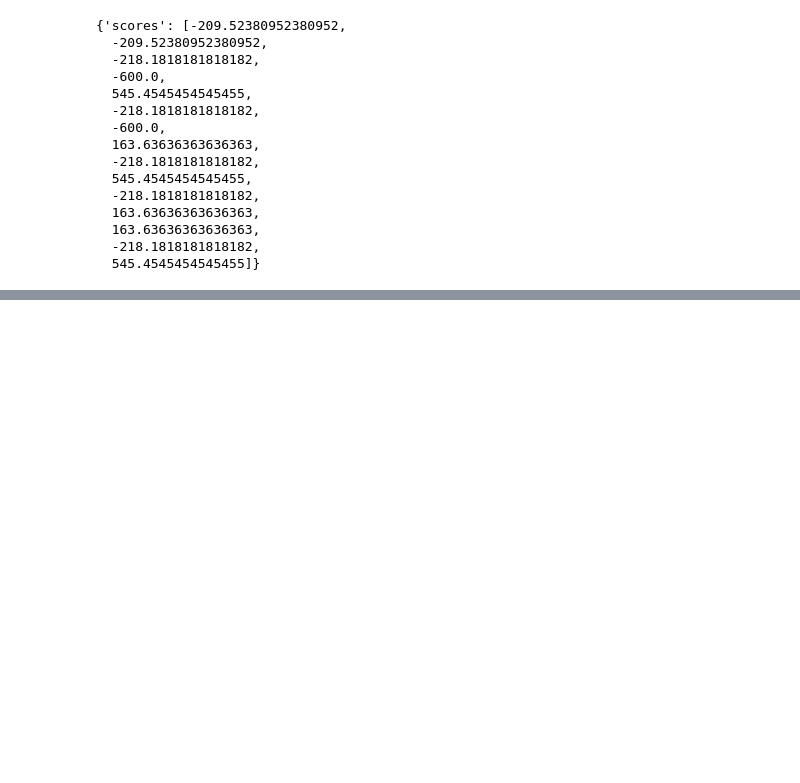
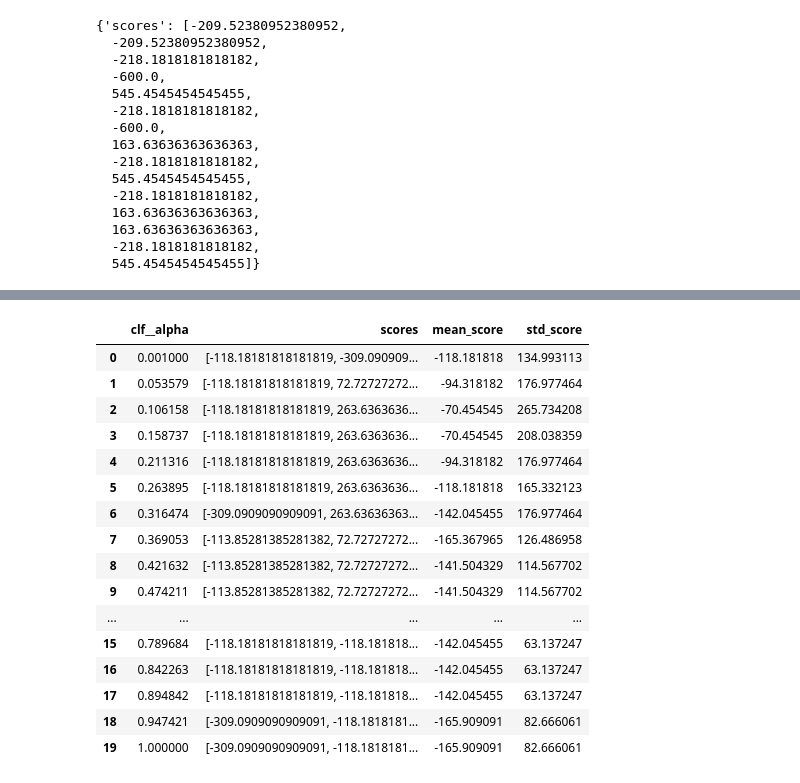
Before and after one commit to michaelparker7/FIN-377-Final-Project, a Jupyter notebook: Scrap.ipynb, the cells around one changed output, grey strips where cells are left out. Drawn from its saved outputs; the diff is of its cells as text; code cells hidden in the pictures; blank space fills up the shorter version.

```diff
--- a/Scrap.ipynb
+++ b/Scrap.ipynb
@@ -341,7 +341,7 @@ pipe = Pipeline(
     [
         ('preproc',preproc_pipe),
         ('feature_select','passthrough'),
-        ('clf',Lasso())
+        ('clf',Lasso(alpha=1))
     ])
 pipe
 # %% [output]
@@ -365,3 +364,0 @@ Pipeline(steps=[('preproc',
-# %%
-y_pred = pipe.fit(X_train,y_train).predict(X_test)
-r2_score(y_pred,y_test)
@@ -523,0 +415,51 @@ sklearn.metrics.get_scorer_names()
+# %%
+import numpy as np
+import pandas as pd
+from sklearn.model_selection import ParameterGrid
+from sklearn.base import clone
+from sklearn.ensemble import RandomForestClassifier  # Example classifier
+
+def grid_search_custom_cv(model, param_grid, X_train, y_train, line, celtics_payout, opp_payout, cv, bet_size):
+    results = []
+
+    for params in ParameterGrid(param_grid):
+        model_clone = clone(model)
+        model_clone.set_params(**params)
+
+        cv_results = perform_cross_validation(model_clone, X_train, y_train, line, celtics_payout, opp_payout, cv, bet_size)
+        results.append({
+            **params,
+            'scores': cv_results['scores'],
+            'mean_score': np.mean(cv_results['scores']),
+            'std_score': np.std(cv_results['scores'])
+        })
+
+    return pd.DataFrame(results)
+# %%
+grid_search_custom_cv(model=pipe,
+                      param_grid={'clf__alpha': [a for a in np.linspace(0.001,1,20)]},
+                      X_train = X_train,
+                      y_train = y_train,
+                      line = X_train['Celtics_Spread_Diff'],
+                      celtics_payout = X_train['Celtics_Spread_Payout'],
+                      opp_payout = X_train['Opp_Spread_Payout'],
+                      cv = TimeSeriesSplit(n_splits=8),
+                      bet_size=100)
+# %% [output]
+|  | clf__alpha | scores | mean_score | std_score |
+| 0 | 0.001000 | [-118.18181818181819, -309.090909... | -118.181818 | 134.993113 |
+| 1 | 0.053579 | [-118.18181818181819, 72.72727272... | -94.318182 | 176.977464 |
+| 2 | 0.106158 | [-118.18181818181819, 263.6363636... | -70.454545 | 265.734208 |
+| 3 | 0.158737 | [-118.18181818181819, 263.6363636... | -70.454545 | 208.038359 |
+| 4 | 0.211316 | [-118.18181818181819, 263.6363636... | -94.318182 | 176.977464 |
+| 5 | 0.263895 | [-118.18181818181819, 263.6363636... | -118.181818 | 165.332123 |
+| 6 | 0.316474 | [-309.0909090909091, 263.63636363... | -142.045455 | 176.977464 |
+| 7 | 0.369053 | [-113.85281385281382, 72.72727272... | -165.367965 | 126.486958 |
+| 8 | 0.421632 | [-113.85281385281382, 72.72727272... | -141.504329 | 114.567702 |
+| 9 | 0.474211 | [-113.85281385281382, 72.72727272... | -141.504329 | 114.567702 |
+| ... | ... | ... | ... | ... |
+| 15 | 0.789684 | [-118.18181818181819, -118.181818... | -142.045455 | 63.137247 |
+| 16 | 0.842263 | [-118.18181818181819, -118.181818... | -142.045455 | 63.137247 |
+| 17 | 0.894842 | [-118.18181818181819, -118.181818... | -142.045455 | 63.137247 |
+| 18 | 0.947421 | [-309.0909090909091, -118.1818181... | -165.909091 | 82.666061 |
+| 19 | 1.000000 | [-309.0909090909091, -118.1818181... | -165.909091 | 82.666061 |
```
Also changed, not shown: parts of 10 cells of this notebook.
